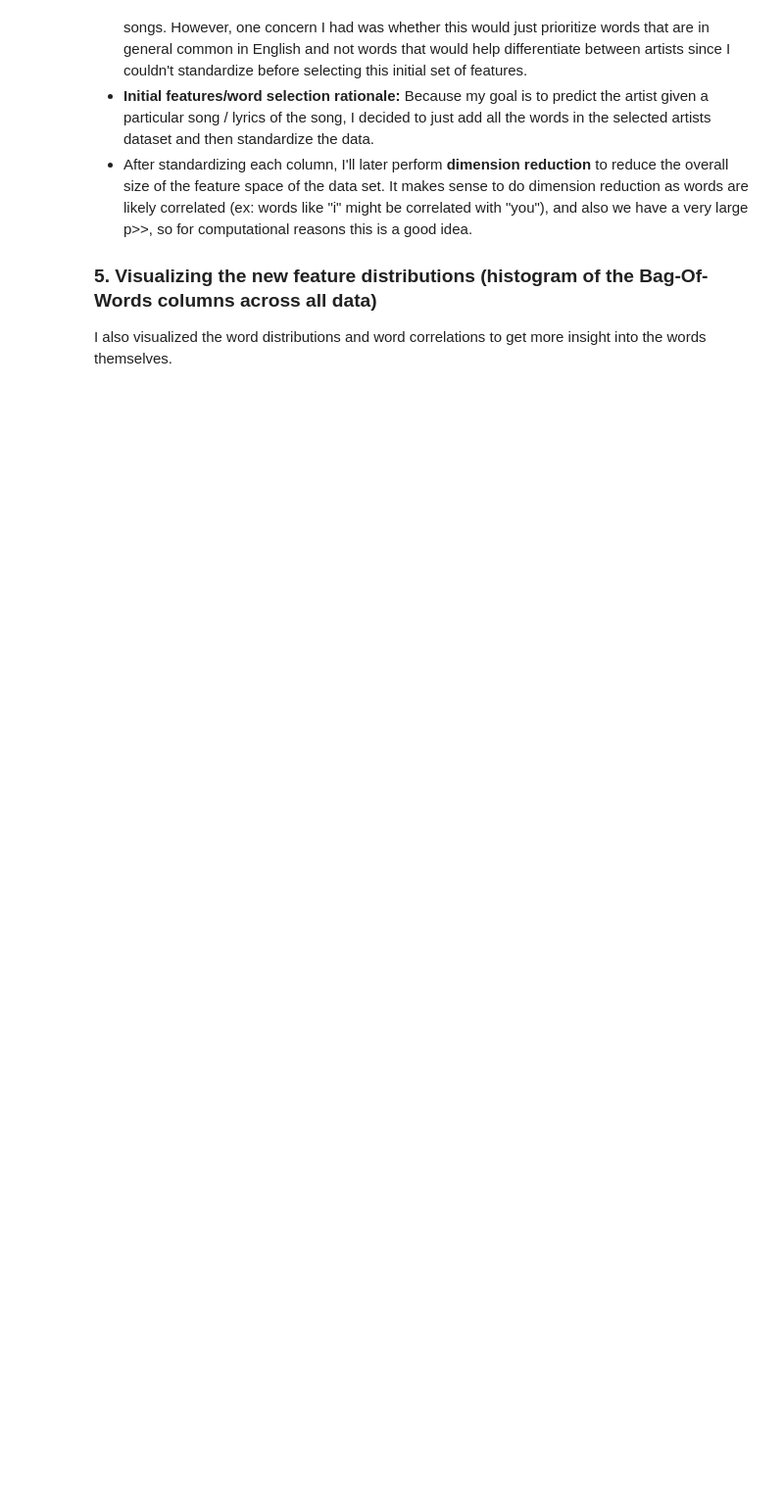
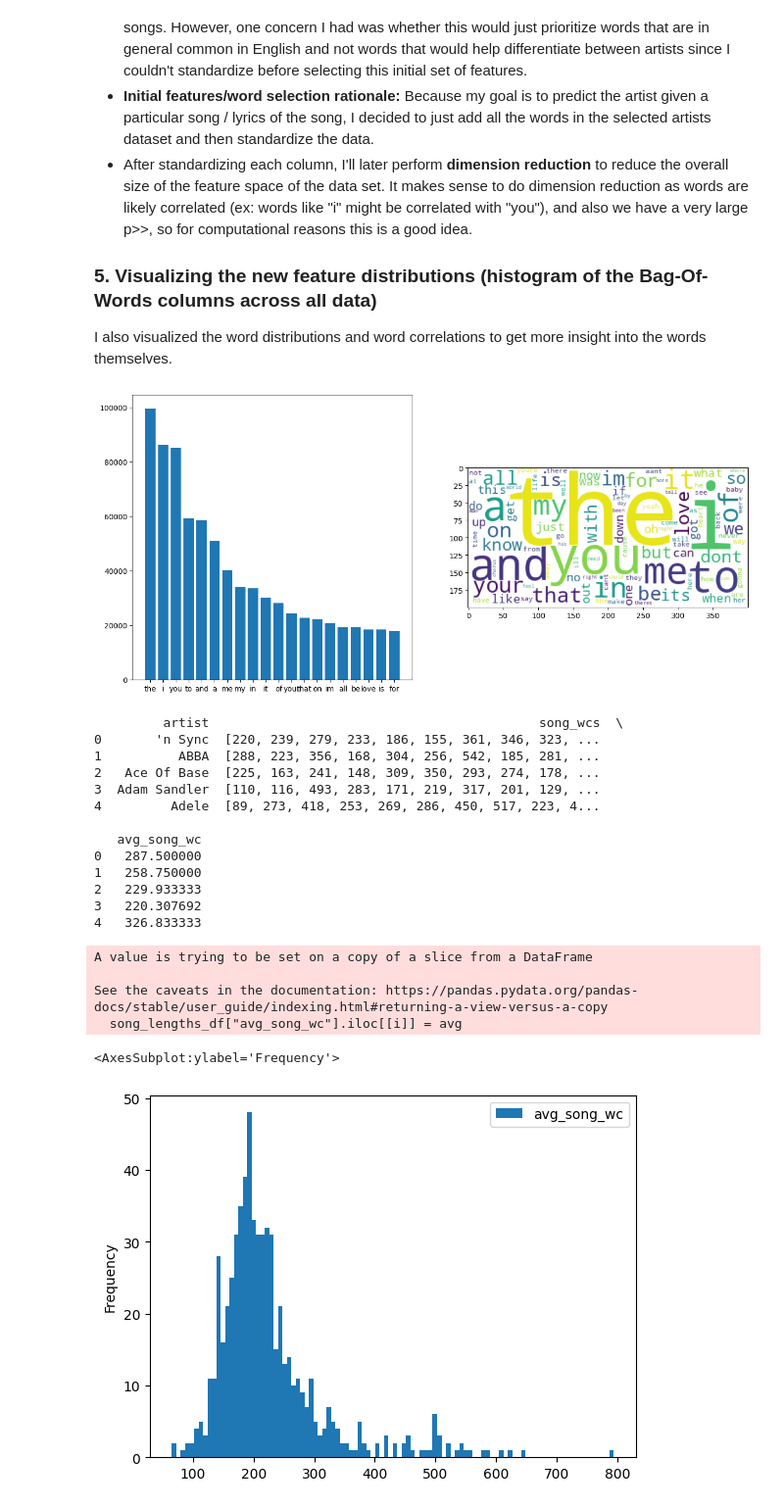
Before and after one commit to kac20/MachineLearning, a Jupyter notebook: Spotify Data set Analysis/spotify.ipynb, the cells around one changed output. Shown at 98% size. Drawn from its saved outputs; the diff is of its cells as text; code cells hidden in the pictures; blank space fills up the shorter version.

```diff
--- a/Spotify Data set Analysis/spotify.ipynb
+++ b/Spotify Data set Analysis/spotify.ipynb
@@ -13,10 +13,15 @@ data, data_test = train_test_split(data, test_size = .8)
 columns = ['artist', 'song', "text"]
 data = data.loc[:, ['artist', 'song',"text"]]
 
+
+# Turn text lower case and remove punctuation
+data["text"] = data["text"].str.lower().str.replace('[^\w\s]','')
+data_copy = data.copy(deep=True) # save a copy of the data in solid string form
+data["text"] = data["text"].str.strip().str.split() #remove unnecessary spaces and turn into a list of words
+
 # Preview the data before modifying it
-print("===== Data Before Processing ====")
-print(data.shape,"\n", data.head())
-data_copy = data.copy() # save a version of the unprocessed data
-
+print(data.shape)
+data_copy.head()
+data.head()
 # Divide the data into the response (artist) versus the words
-X_full, y_full = data.copy().drop(['song', 'artist'], axis=1), data["artist"]
+# X_full, y_full = data.copy().drop(['song', 'artist'], axis=1), data["artist"]
@@ -83,22 +96,43 @@ def plot_artist_words(data, artist = None):
 # %%
 # 1. Visualizing word frequencies across all songs in the data set
 plot_artist_words(data_copy)
 
 # 2. Visualizing word counts of all artists
 data["song_wc"] = [len(lyrics) for lyrics in data['text'].tolist()] # word counts
 
 # group the word counts of each song by artist and average
-song_lengths_df = data.groupby("artist")["song_wc"].apply(list).reset_index(name = "song_wcs")
+song_lengths_df = data.copy().groupby("artist")["song_wc"].apply(list).reset_index(name = "song_wcs")
 
 song_lengths_df["avg_song_wc"] = 0
 for i in range(len(song_lengths_df["song_wcs"])):
     song_wcs = song_lengths_df["song_wcs"].iloc[[i]]
     song_wcs = song_wcs.tolist()[0]
     avg = sum(song_wcs)/ len(song_wcs)
     song_lengths_df["avg_song_wc"].iloc[[i]] = avg
 print(song_lengths_df.head())
 
 song_lengths_df.plot.hist(column = "avg_song_wc", bins = 100)
+# %% [output]
+[figure, added]
+         artist                                           song_wcs  \
+0       'n Sync  [220, 239, 279, 233, 186, 155, 361, 346, 323, ...
+1          ABBA  [288, 223, 356, 168, 304, 256, 542, 185, 281, ...
+2   Ace Of Base  [225, 163, 241, 148, 309, 350, 293, 274, 178, ...
+3  Adam Sandler  [110, 116, 493, 283, 171, 219, 317, 201, 129, ...
+4         Adele  [89, 273, 418, 253, 269, 286, 450, 517, 223, 4...
+
+   avg_song_wc
+0   287.500000
+1   258.750000
+2   229.933333
+3   220.307692
+4   326.833333
+A value is trying to be set on a copy of a slice from a DataFrame
+
+See the caveats in the documentation: https://pandas.pydata.org/pandas-docs/stable/user_guide/indexing.html#returning-a-view-versus-a-copy
+  song_lengths_df["avg_song_wc"].iloc[[i]] = avg
+<AxesSubplot:ylabel='Frequency'>
+[figure, added]
 # %%
 # Modify the data for a selected subset of the artists
 artists = ["Eminem", "Metallica", "Rihanna", "Taylor Swift"]
```
Also changed, not shown: parts of 10 cells of this notebook, 1 other file.
